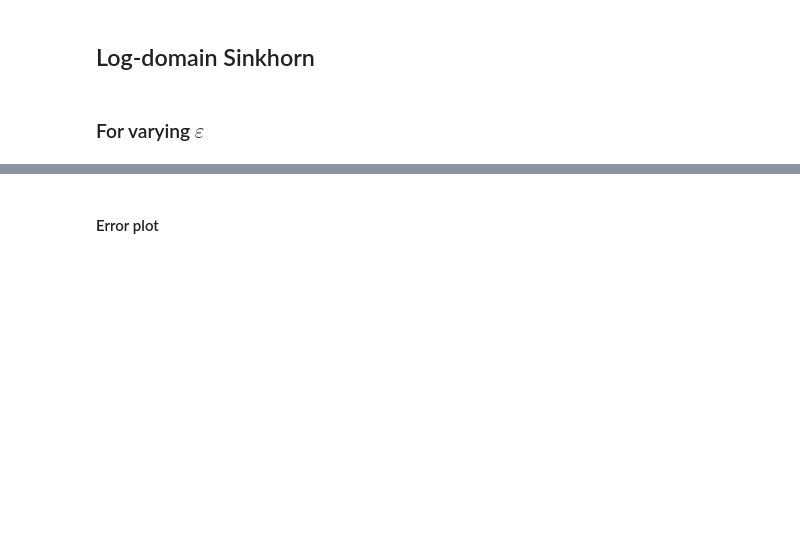
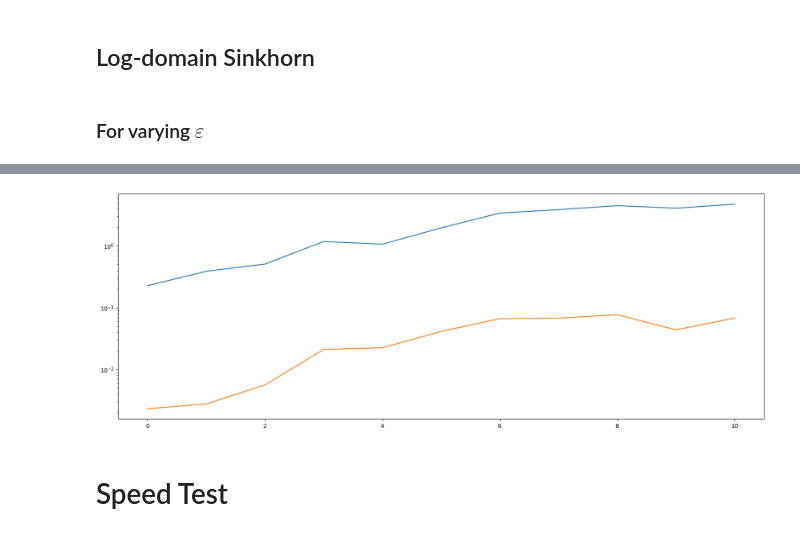
Before and after one commit to redachhaibi/computational-ot, a Jupyter notebook: ipynb/Sinkhorn.ipynb, the cells around one changed output, grey strips where cells are left out. Cells and saved outputs as stored; diff of their text form; code cells hidden in the pictures; blank space fills up the shorter version.

```diff
--- a/ipynb/Sinkhorn.ipynb
+++ b/ipynb/Sinkhorn.ipynb
@@ -137,11 +159,11 @@ print("Sinkhorn.... ")
 SinkhornP=[]
 results_Sinkhorn=[]
 times_Sinkhorn=[]
-epsilons=[ 1.0, 0.75, 0.5, 0.4, 0.3, 0.1, 0.05,0.03 ]
+epsilons = [ 1.0, 0.5, 0.3, 0.1, 0.09, 0.05, 0.03, 0.02, 0.01, 0.005, 0.001 ]
 Pmatrix_dist_linVSsinkhorn=[]
 for eps in epsilons:
 
-
+  print( "Log-Sinkhorn for epsilon = "+str(eps)+":" )
   #Cost matrix
   C = distmat(x,y)
 
@@ -166,7 +188,7 @@ for eps in epsilons:
 
   start = time.time()
   Optimizer = computational_OT.Sinkhorn( K,a,b,u,v,eps )
-  out = Optimizer._update()
+  out = Optimizer._update(maxiter = 500 )
   results_Sinkhorn.append( out )
   end = time.time()
   times_Sinkhorn.append( end-start )
@@ -256,2 +320,0 @@ plt.show()
-# %% [markdown]
-#### Error plot
@@ -270,0 +321,10 @@ plt.show()
+# %%
+plt.figure(figsize = (20,7))
+plt.plot(times_Sinkhorn)
+plt.plot(times_logSinkhorn)
+plt.yscale('log')
+plt.show()
+# %% [output]
+[figure, added]
+# %% [markdown]
+# Speed Test
```
Also changed, not shown: parts of 12 cells of this notebook.
